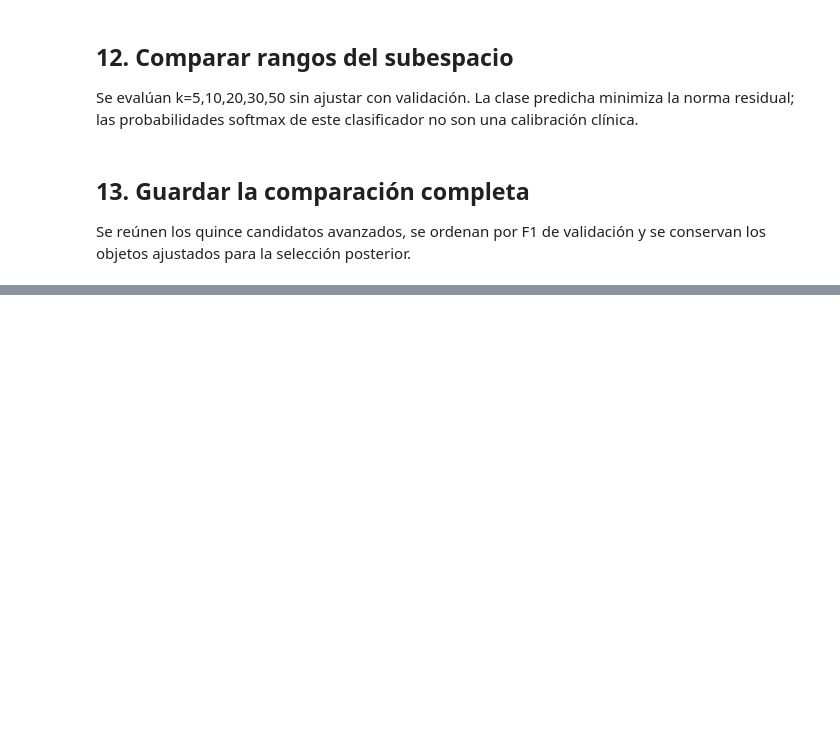
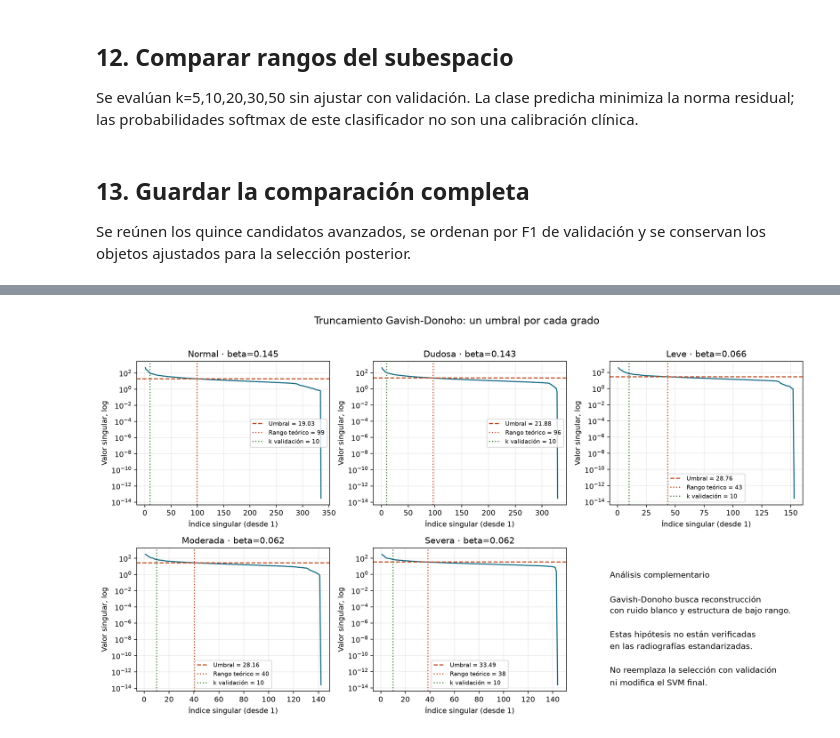
Before and after one commit to J-Palma/ML1_2026-2, a Jupyter notebook: TP_4/proyecto-rodilla/notebooks/04_Modelos_Avanzados.ipynb, the cells around one changed output, grey strips where cells are left out. Cells and saved outputs as stored; diff of their text form; code cells hidden in the pictures; blank space fills up the shorter version.

```diff
--- a/TP_4/proyecto-rodilla/notebooks/04_Modelos_Avanzados.ipynb
+++ b/TP_4/proyecto-rodilla/notebooks/04_Modelos_Avanzados.ipynb
@@ -389,0 +560,56 @@ display(table)
+# %%
+def plot_gavish_donoho(classes, labels, selected_k):
+    """Display theoretical truncation separately for each class aspect ratio."""
+    fig, axes = plt.subplots(2, 3, figsize=(14, 8))
+    for target, label in enumerate(labels):
+        ax = axes.flat[target]
+        data, gd = classes[target], classes[target]["gd"]
+        k = np.arange(1, len(data["singular"]) + 1)
+        ax.semilogy(k, np.maximum(data["singular"], 1e-14), color="#176b85")
+        ax.axhline(
+            gd["threshold"],
+            color="#c04a21",
+            linestyle="--",
+            label=f"Umbral = {gd['threshold']:.2f}",
+        )
+        ax.axvline(
+            gd["rank"] + 0.5,
+            color="#c04a21",
+            linestyle=":",
+            label=f"Rango teórico = {gd['rank']}",
+        )
+        ax.axvline(
+            selected_k,
+            color="#437f3c",
+            linestyle=":",
+            label=f"k validación = {selected_k}",
+        )
+        ax.set(
+            title=f"{label} · beta={gd['beta']:.3f}",
+            xlabel="Índice singular (desde 1)",
+            ylabel="Valor singular, log",
+        )
+        ax.grid(alpha=0.25)
+        ax.legend(fontsize=8)
+    axes.flat[5].axis("off")
+    axes.flat[5].text(
+        0,
+        0.85,
+        "Análisis complementario\n\n"
+        "Gavish-Donoho busca reconstrucción\ncon ruido blanco y estructura de bajo rango.\n\n"
+        "Estas hipótesis no están verificadas\nen las radiografías estandarizadas.\n\n"
+        "No reemplaza la selección con validación\nni modifica el SVM final.",
+        transform=axes.flat[5].transAxes,
+        fontsize=11,
+        va="top",
+        linespacing=1.5,
+    )
+    fig.suptitle("Truncamiento Gavish-Donoho: un umbral por cada grado", fontsize=14)
+    fig.tight_layout(rect=(0, 0, 1, 0.96))
+    return fig
+
+
+plot_gavish_donoho(svd_classes, LABELS, selected_k)
+figure("svd_gavish_donoho.png")
+# %% [output]
+[figure, added]
```
Also changed, not shown: parts of 10 cells of this notebook, 25 other files.
